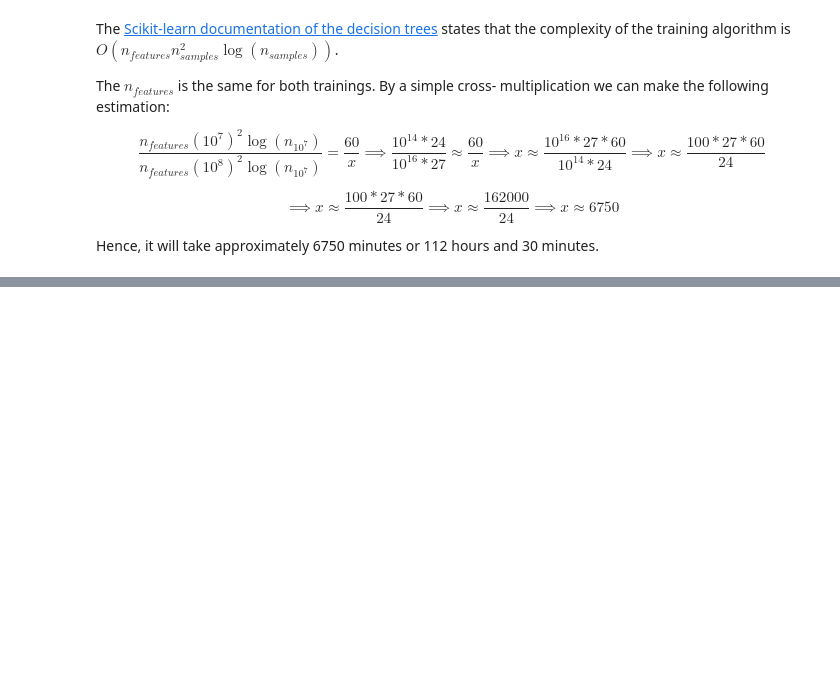
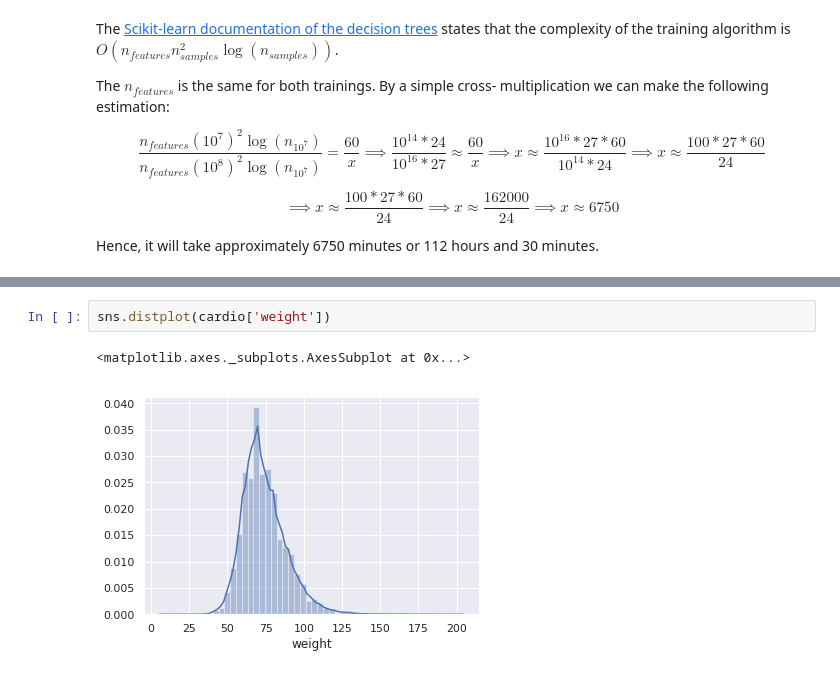
Before and after one commit to GuilhermeVieira/data-science-exam, a Jupyter notebook: decision-trees.ipynb, the cells around one changed output, grey strips where cells are left out. Drawn from its saved outputs; the diff is of its cells as text; blank space fills up the shorter version.

```diff
--- a/decision-trees.ipynb
+++ b/decision-trees.ipynb
@@ -66,0 +248,5 @@ Hence, it will take approximately 6750 minutes or 112 hours and 30 minutes.
+# %%
+sns.distplot(cardio['weight'])
+# %% [output]
+<matplotlib.axes._subplots.AxesSubplot at 0x...>
+[figure, added]
```
Also changed, not shown: parts of 42 cells of this notebook.
